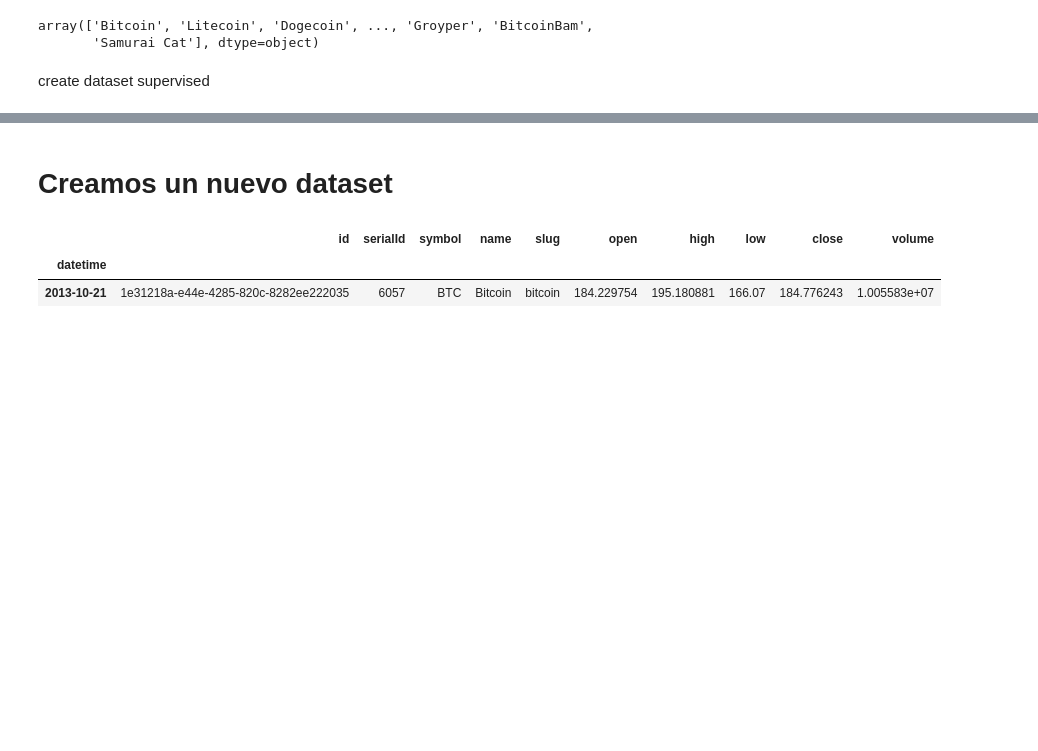
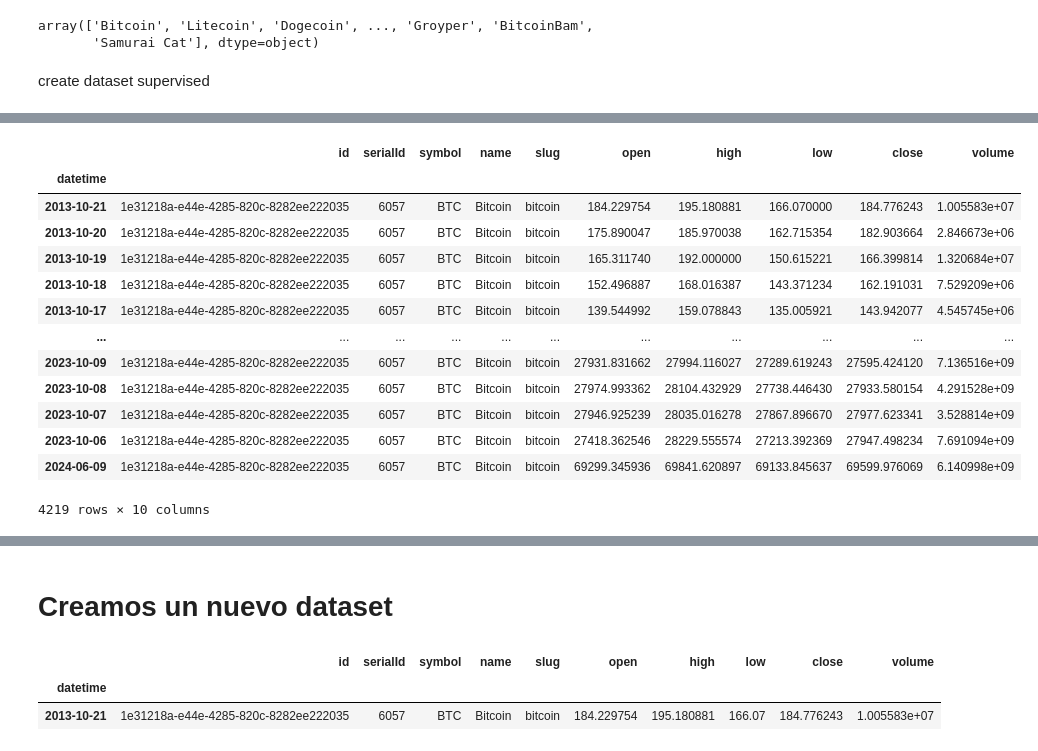
Before and after one commit to LuisFelipePoma/Crypto_App, a Jupyter notebook: src/notebooks/crispdm_model/2_EDA.ipynb, the cells around one changed output, grey strips where cells are left out. Cells and saved outputs as stored; diff of their text form; code cells hidden in the pictures; blank space fills up the shorter version.

```diff
--- a/src/notebooks/crispdm_model/2_EDA.ipynb
+++ b/src/notebooks/crispdm_model/2_EDA.ipynb
@@ -404,0 +580,17 @@ test_df.to_json("../../datasets/json/supervised.json", orient="records")
+# %%
+df_coins_group.get_group("Bitcoin")
+# %% [output]
+|  | id | serialId | symbol | name | slug | open | high | low | close | volume |
+| datetime |  |  |  |  |  |  |  |  |  |  |
+| 2013-10-21 | 1e31218a-e44e-4285-820c-8282ee222035 | 6057 | BTC | Bitcoin | bitcoin | 184.229754 | 195.180881 | 166.070000 | 184.776243 | 1.005583e+07 |
+| 2013-10-20 | 1e31218a-e44e-4285-820c-8282ee222035 | 6057 | BTC | Bitcoin | bitcoin | 175.890047 | 185.970038 | 162.715354 | 182.903664 | 2.846673e+06 |
+| 2013-10-19 | 1e31218a-e44e-4285-820c-8282ee222035 | 6057 | BTC | Bitcoin | bitcoin | 165.311740 | 192.000000 | 150.615221 | 166.399814 | 1.320684e+07 |
+| 2013-10-18 | 1e31218a-e44e-4285-820c-8282ee222035 | 6057 | BTC | Bitcoin | bitcoin | 152.496887 | 168.016387 | 143.371234 | 162.191031 | 7.529209e+06 |
+| 2013-10-17 | 1e31218a-e44e-4285-820c-8282ee222035 | 6057 | BTC | Bitcoin | bitcoin | 139.544992 | 159.078843 | 135.005921 | 143.942077 | 4.545745e+06 |
+| ... | ... | ... | ... | ... | ... | ... | ... | ... | ... | ... |
+| 2023-10-09 | 1e31218a-e44e-4285-820c-8282ee222035 | 6057 | BTC | Bitcoin | bitcoin | 27931.831662 | 27994.116027 | 27289.619243 | 27595.424120 | 7.136516e+09 |
+| 2023-10-08 | 1e31218a-e44e-4285-820c-8282ee222035 | 6057 | BTC | Bitcoin | bitcoin | 27974.993362 | 28104.432929 | 27738.446430 | 27933.580154 | 4.291528e+09 |
+| 2023-10-07 | 1e31218a-e44e-4285-820c-8282ee222035 | 6057 | BTC | Bitcoin | bitcoin | 27946.925239 | 28035.016278 | 27867.896670 | 27977.623341 | 3.528814e+09 |
+| 2023-10-06 | 1e31218a-e44e-4285-820c-8282ee222035 | 6057 | BTC | Bitcoin | bitcoin | 27418.362546 | 28229.555574 | 27213.392369 | 27947.498234 | 7.691094e+09 |
+| 2024-06-09 | 1e31218a-e44e-4285-820c-8282ee222035 | 6057 | BTC | Bitcoin | bitcoin | 69299.345936 | 69841.620897 | 69133.845637 | 69599.976069 | 6.140998e+09 |
+4219 rows × 10 columns
```
Also changed, not shown: parts of 28 cells of this notebook, 12 other files.
